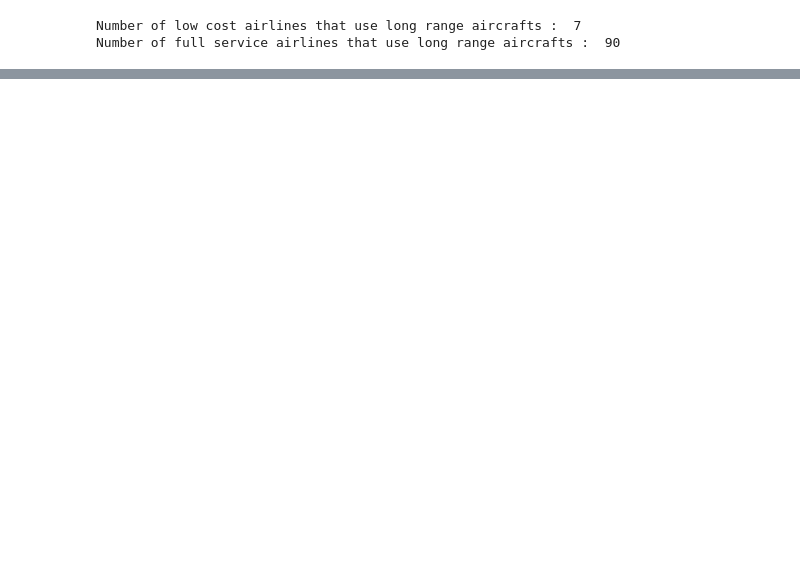
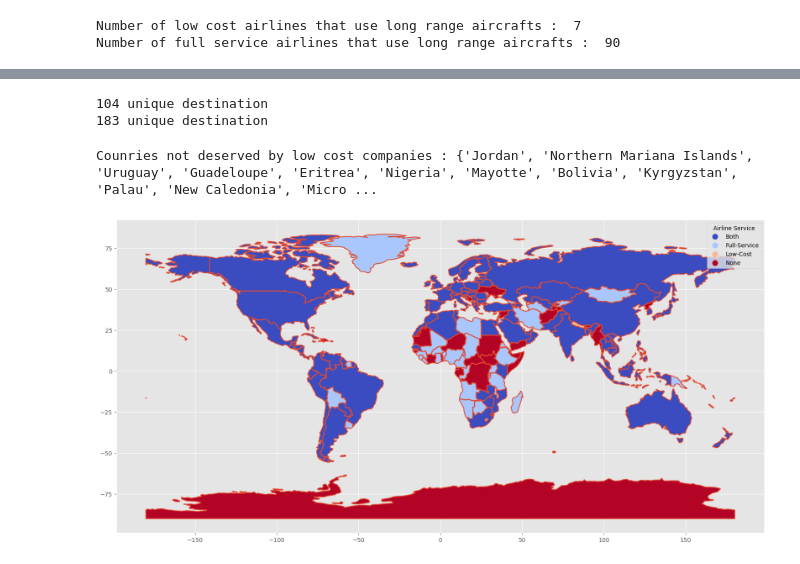
Before and after one commit to Tikai7/Flight-Radar-Scrapper, a Jupyter notebook: analysis/LowCostAnalysis.ipynb, the cells around one changed output, grey strips where cells are left out. Drawn from its saved outputs; the diff is of its cells as text; code cells hidden in the pictures; blank space fills up the shorter version.

Commit message:
did the low-cost vs high cost analysis

```diff
--- a/analysis/LowCostAnalysis.ipynb
+++ b/analysis/LowCostAnalysis.ipynb
@@ -289,0 +285,43 @@ Ratio : 23.372465314834578%
+# %%
+def calculate_number_of_dest(df):
+    all_dest = df["Destination Country"].unique()
+    print(f"{len(all_dest)} unique destination")
+
+calculate_number_of_dest(df_departures_low_cost)
+calculate_number_of_dest(df_departures_full_service)
+# %% [output]
+104 unique destination
+183 unique destination
+# %%
+import geopandas as gpd
+import matplotlib.pyplot as plt
+
+def preprocess_usa(country):
+    if(country == "United States"):
+        return "United States of America"
+    return country
+
+# Load world map
+world = gpd.read_file(gpd.datasets.get_path('naturalearth_lowres'))
+
+countries_full_service = df_departures_full_service["Country"].apply(preprocess_usa).unique()
+countries_low_cost = df_departures_low_cost["Country"].apply(preprocess_usa).unique()
+print(f"Counries not deserved by low cost companies : {set(countries_full_service)-set(countries_low_cost)}")
+# Create a new column in the world dataframe to represent the airline service
+world['airline_service'] = 'None'
+world.loc[world['name'].isin(countries_full_service), 'airline_service'] = 'Full-Service'
+world.loc[world['name'].isin(countries_low_cost), 'airline_service'] = 'Low-Cost'
+
+# For countries served by both, we adjust the entry accordingly
+world.loc[world['name'].isin(set(countries_full_service).intersection(set(countries_low_cost))), 'airline_service'] = 'Both'
+
+# Plottings
+fig, ax = plt.subplots(1, 1, figsize=(20, 15))
+world.boundary.plot(ax=ax)
+world.plot(column='airline_service', ax=ax, legend=True,
+           legend_kwds={'title': 'Airline Service'},
+           cmap='coolwarm')
+plt.show()
+# %% [output]
+Counries not deserved by low cost companies : {'Jordan', 'Northern Mariana Islands', 'Uruguay', 'Guadeloupe', 'Eritrea', 'Nigeria', 'Mayotte', 'Bolivia', 'Kyrgyzstan', 'Palau', 'New Caledonia', 'Micro ...
+[figure, added]
```
Also changed, not shown: parts of 19 cells of this notebook.
